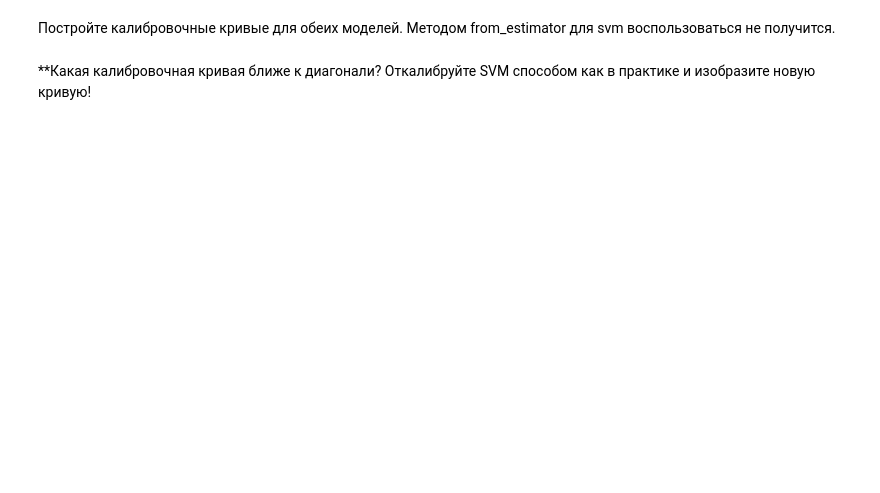
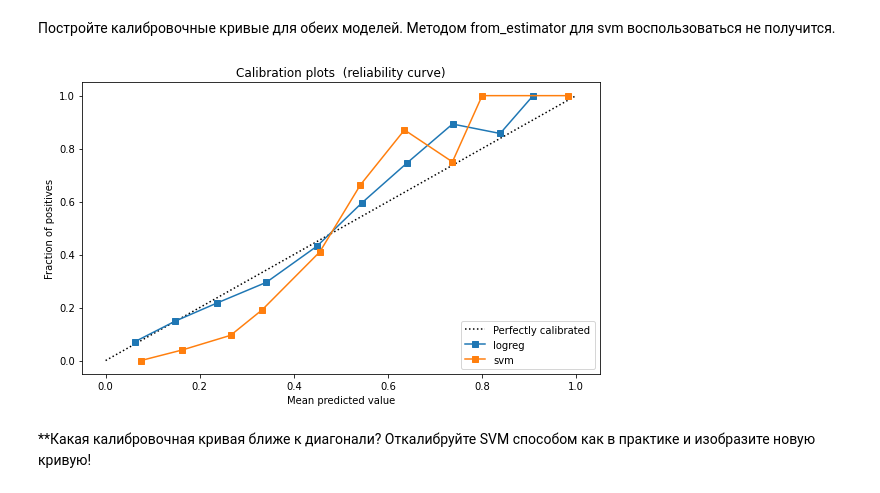
Before and after one commit to faiabolll/kc-startml-e-tarasov, a Jupyter notebook: 1_lesson_13/HW_13.ipynb, the cells around one changed output. Cells and saved outputs as stored; diff of their text form; code cells hidden in the pictures; blank space fills up the shorter version.

```diff
--- a/1_lesson_13/HW_13.ipynb
+++ b/1_lesson_13/HW_13.ipynb
@@ -110,3 +144,31 @@ from sklearn.calibration import calibration_curve
+# %%
+import matplotlib.pyplot as plt
+from sklearn.calibration import calibration_curve
+
+
+### Your code is here
+plt.figure(figsize=(8, 5))
+plt.plot([0, 1], [0, 1], "k:", label="Perfectly calibrated")
+
+### Предсказания модели на тесте и соответствующая калибровочная кривая
+prob_pos = pipe_lr.predict_proba(X_test)[:, 1]
+fraction_of_positives, mean_predicted_value = calibration_curve(y_test, prob_pos, n_bins=10)
+plt.plot(mean_predicted_value, fraction_of_positives, "s-", label="logreg")
+
+### Пусть наши предсказания - случайные, то есть для каждого объекта
+### вероятность принадлежности + классу это просто случайное число [0; 1]
+# prob_pos = np.random.uniform(size=(X_test.shape[0],))
+fraction_of_positives, mean_predicted_value = calibration_curve(y_test, decs, n_bins=10)
+plt.plot(mean_predicted_value, fraction_of_positives, "s-", label="svm")
+
+plt.ylabel("Fraction of positives")
+plt.xlabel("Mean predicted value")
+plt.ylim([-0.05, 1.05])
+plt.legend(loc="lower right")
+plt.title('Calibration plots  (reliability curve)')
+plt.tight_layout()
+# %% [output]
+[figure, added]
 # %%
 import matplotlib.pyplot as plt
 from sklearn.calibration import calibration_curve
```
Also changed, not shown: parts of 10 cells of this notebook, 1 other file.
